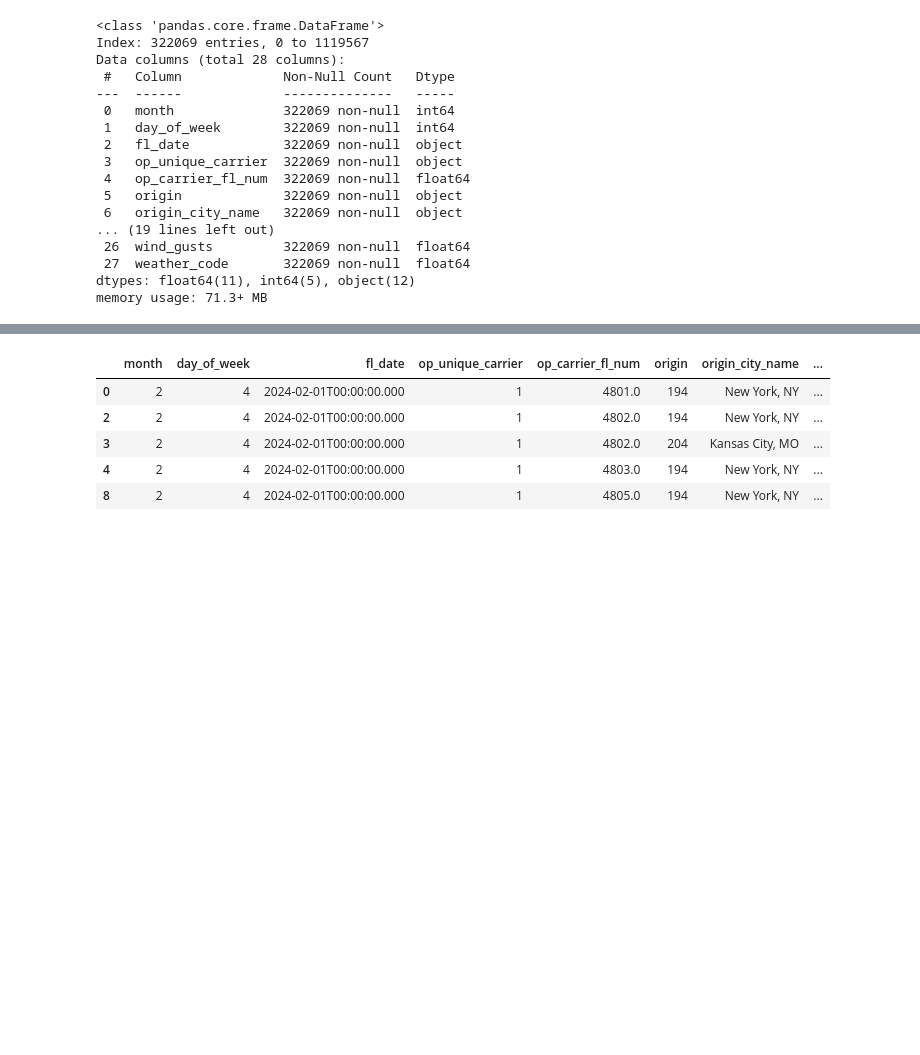
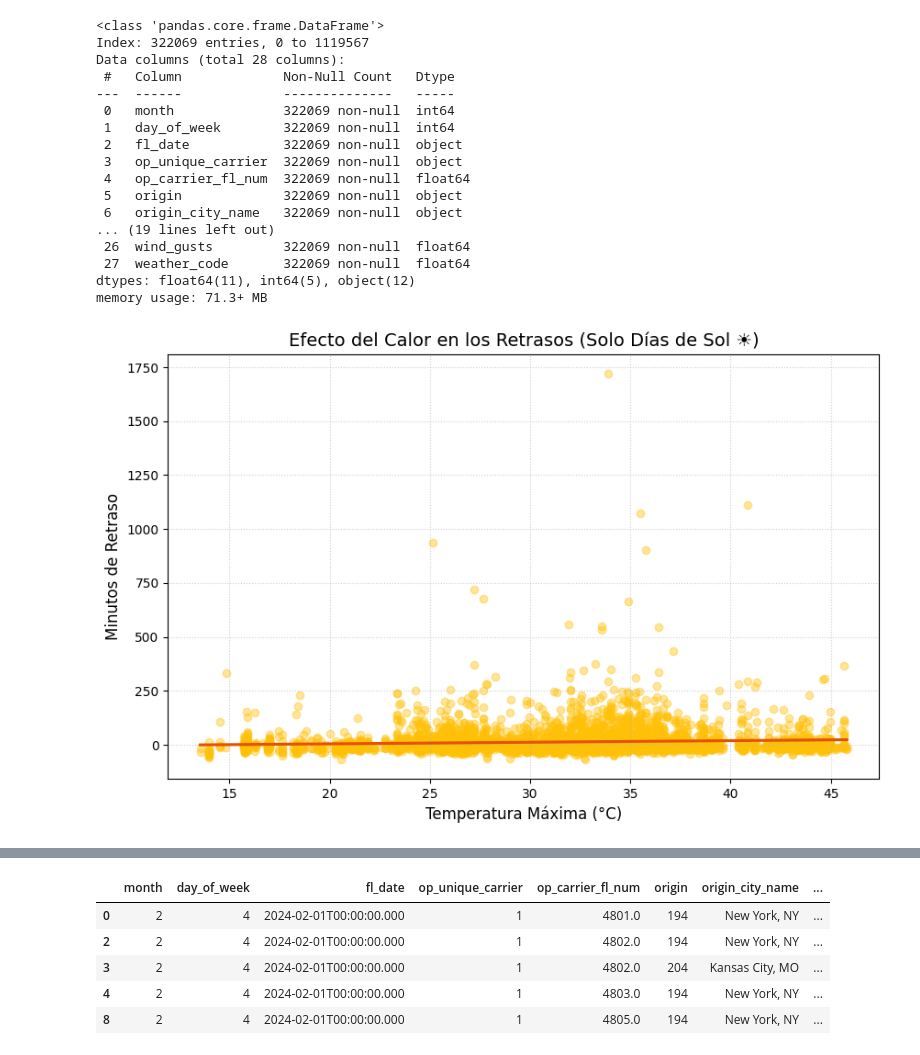
Before and after one commit to JAG-91/Flights-on-time, a Jupyter notebook: df_vuelos_con_clima_ok.ipynb, the cells around one changed output, grey strips where cells are left out. Cells and saved outputs as stored; diff of their text form; code cells hidden in the pictures; blank space fills up the shorter version.

```diff
--- a/df_vuelos_con_clima_ok.ipynb
+++ b/df_vuelos_con_clima_ok.ipynb
@@ -154,3 +158,28 @@ Data columns (total 28 columns):
  27  weather_code       322069 non-null  float64
 dtypes: float64(11), int64(5), object(12)
 memory usage: 71.3+ MB
+# %%
+
+# 1. FILTRAR: Creamos un DataFrame solo con días de sol
+# Asumimos códigos WMO: 0 (Despejado) y 1 (Poco nuboso)
+# Si prefieres ser estricto, usa solo == 0.
+df_sol = df_limpio[df_limpio['weather_code'] <= 1].copy()
+
+# Tomamos una muestra si son muchos datos (opcional, para velocidad)
+data_plot = df_sol.sample(5000) if len(df_sol) > 5000 else df_sol
+
+plt.figure(figsize=(10, 6))
+
+# 2. GRAFICAR: Usamos 'regplot' para ver la dispersión y la línea de tendencia
+sns.regplot(x='temp_max', y='arr_delay', data=data_plot,
+            scatter_kws={'alpha': 0.4, 'color': '#FFC107'}, # Puntos amarillos/naranjas (Sol)
+            line_kws={'color': '#E65100'}) # Línea de tendencia naranja oscuro
+
+plt.title('Efecto del Calor en los Retrasos (Solo Días de Sol ☀️)', fontsize=14)
+plt.xlabel('Temperatura Máxima (°C)', fontsize=12)
+plt.ylabel('Minutos de Retraso', fontsize=12)
+plt.grid(True, linestyle=':', alpha=0.6)
+
+plt.show()
+# %% [output]
+[figure, added]
```
Also changed, not shown: parts of 11 cells of this notebook.
